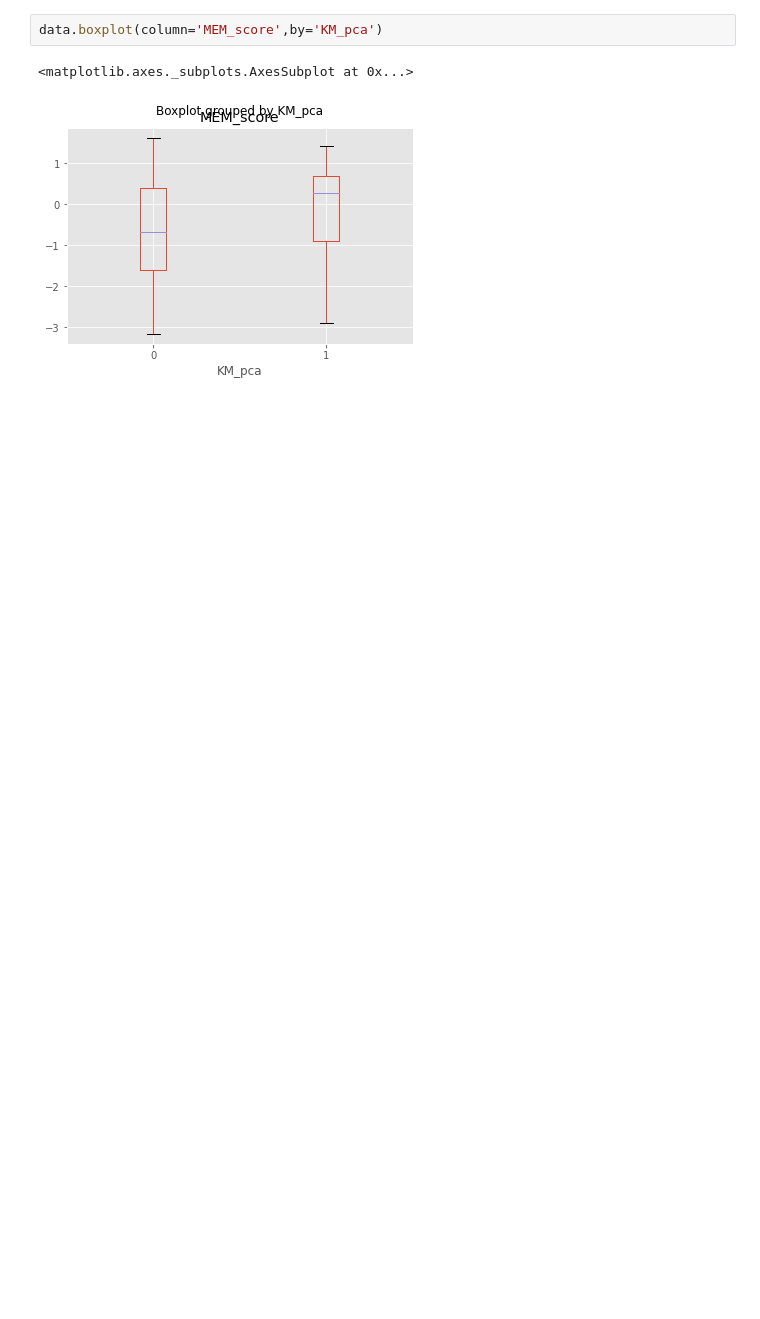
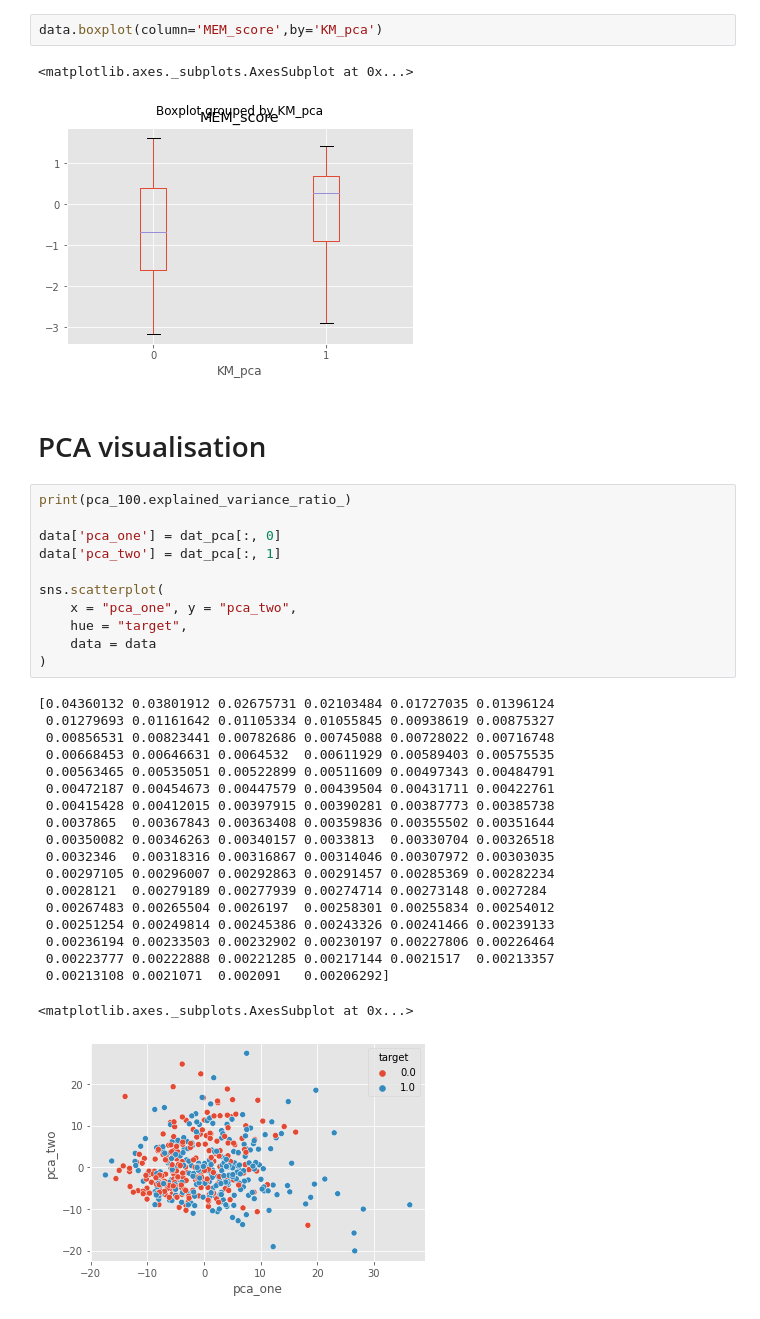
Before and after one commit to JanaGauss/Connectome, a Jupyter notebook: notebooks/clustering2.ipynb, the cells around one changed output. Drawn from its saved outputs; the diff is of its cells as text; blank space fills up the shorter version.

```diff
--- a/notebooks/clustering2.ipynb
+++ b/notebooks/clustering2.ipynb
@@ -256,3 +258,36 @@ data.boxplot(column='MEM_score',by='KM_pca')
 # %% [output]
 <matplotlib.axes._subplots.AxesSubplot at 0x...>
 [figure]
+# %% [markdown]
+#  PCA visualisation
+# %%
+print(pca_100.explained_variance_ratio_)
+
+data['pca_one'] = dat_pca[:, 0]
+data['pca_two'] = dat_pca[:, 1]
+
+sns.scatterplot(
+    x = "pca_one", y = "pca_two",
+    hue = "target",
+    data = data
+)
+# %% [output]
+[0.04360132 0.03801912 0.02675731 0.02103484 0.01727035 0.01396124
+ 0.01279693 0.01161642 0.01105334 0.01055845 0.00938619 0.00875327
+ 0.00856531 0.00823441 0.00782686 0.00745088 0.00728022 0.00716748
+ 0.00668453 0.00646631 0.0064532  0.00611929 0.00589403 0.00575535
+ 0.00563465 0.00535051 0.00522899 0.00511609 0.00497343 0.00484791
+ 0.00472187 0.00454673 0.00447579 0.00439504 0.00431711 0.00422761
+ 0.00415428 0.00412015 0.00397915 0.00390281 0.00387773 0.00385738
+ 0.0037865  0.00367843 0.00363408 0.00359836 0.00355502 0.00351644
+ 0.00350082 0.00346263 0.00340157 0.0033813  0.00330704 0.00326518
+ 0.0032346  0.00318316 0.00316867 0.00314046 0.00307972 0.00303035
+ 0.00297105 0.00296007 0.00292863 0.00291457 0.00285369 0.00282234
+ 0.0028121  0.00279189 0.00277939 0.00274714 0.00273148 0.0027284
+ 0.00267483 0.00265504 0.0026197  0.00258301 0.00255834 0.00254012
+ 0.00251254 0.00249814 0.00245386 0.00243326 0.00241466 0.00239133
+ 0.00236194 0.00233503 0.00232902 0.00230197 0.00227806 0.00226464
+ 0.00223777 0.00222888 0.00221285 0.00217144 0.0021517  0.00213357
+ 0.00213108 0.0021071  0.002091   0.00206292]
+<matplotlib.axes._subplots.AxesSubplot at 0x...>
+[figure, added]
```
Also changed, not shown: parts of 13 cells of this notebook, 1 other file.
